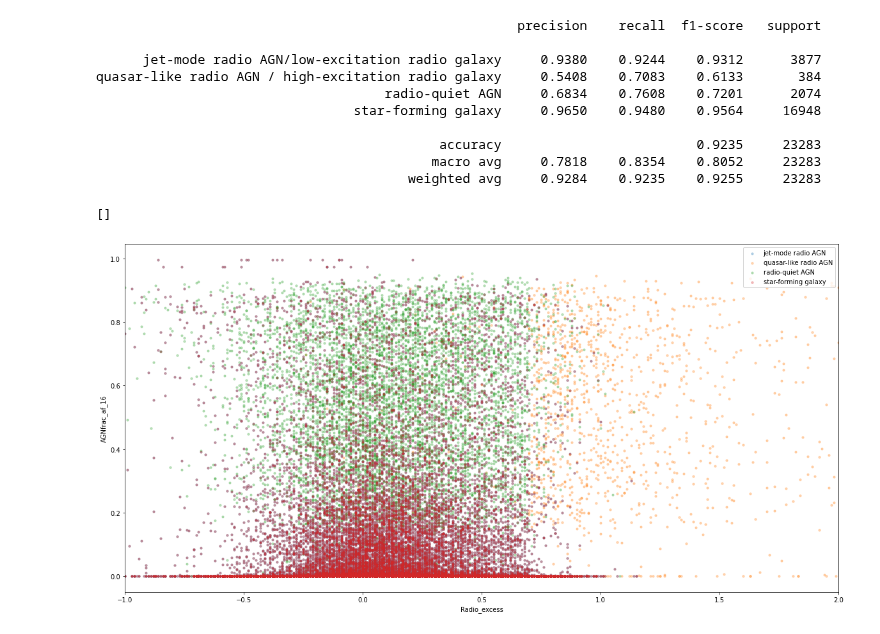
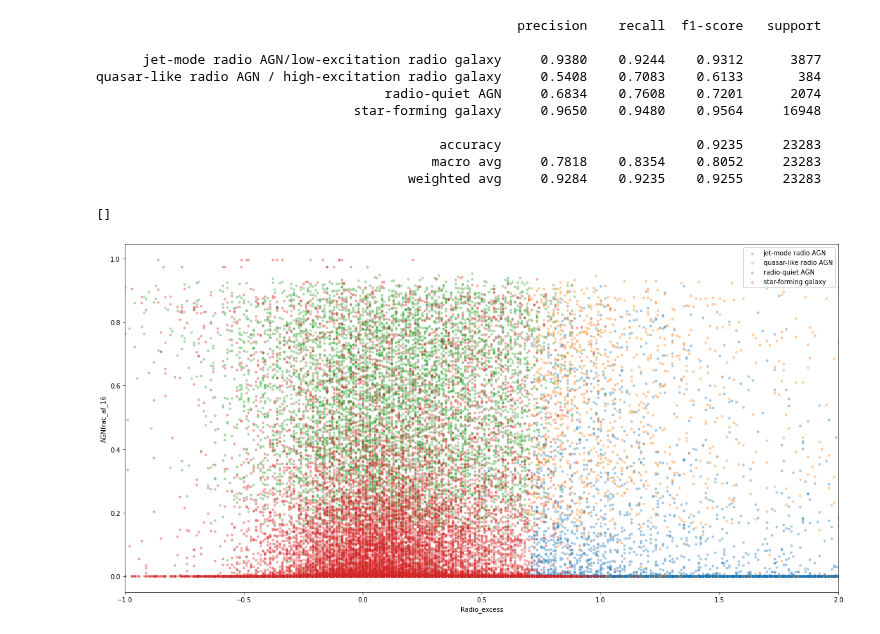
Before and after one commit to jespertjee/LOFAR_ML, a Jupyter notebook: Supervised/Classification.ipynb, the cells around one changed output. Cells and saved outputs as stored; diff of their text form; code cells hidden in the pictures.

```diff
--- a/Supervised/Classification.ipynb
+++ b/Supervised/Classification.ipynb
@@ -57,7 +57,7 @@ preprocessor = make_column_transformer(
     (transformer_cat, features_cat),
 )
 # %%
-data = pd.read_csv("../Data/Cleaned/Combined_secure_class.csv")
+data = pd.read_csv("../Data/Philip_Best_data/Cleaned/Combined_secure_class.csv")
 X, y = get_X_y(data)
 X = X.drop(columns=features_drop)
 
@@ -343,23 +343,23 @@ quasar-like radio AGN / high-excitation radio galaxy     0.5408    0.7083    0.6
                                            macro avg     0.7818    0.8354    0.8052     23283
                                         weighted avg     0.9284    0.9235    0.9255     23283
 # %%
-jet = data[data['Classification'] == 'star-forming galaxy']
+jet = data[data['Classification'] == 'jet-mode radio AGN/low-excitation radio galaxy']
 quasar = data[data['Classification'] == 'quasar-like radio AGN / high-excitation radio galaxy']
 quiet = data[data['Classification'] == 'radio-quiet AGN']
 sfg = data[data['Classification'] == 'star-forming galaxy']
 
 size = 10
 
 plt.figure(figsize=(20,10))
 plt.scatter(jet['Radio_excess'], jet['AGNfrac_af_16'], alpha=0.3, s=size, label='jet-mode radio AGN')
 plt.scatter(quasar['Radio_excess'], quasar['AGNfrac_af_16'], alpha=0.3, s=size, label='quasar-like radio AGN')
 plt.scatter(quiet['Radio_excess'], quiet['AGNfrac_af_16'], alpha=0.3, s=size, label='radio-quiet AGN')
 plt.scatter(sfg['Radio_excess'], sfg['AGNfrac_af_16'], alpha=0.3, s=size, label='star-forming galaxy')
 plt.xlabel('Radio_excess')
 plt.ylabel('AGNfrac_af_16')
 plt.xlim(-1,2)
 plt.legend()
 plt.plot()
 # %% [output]
 []
-[figure, old version]
+[figure, new version]
```
Also changed, not shown: parts of 2 cells of this notebook, 24 other files.
